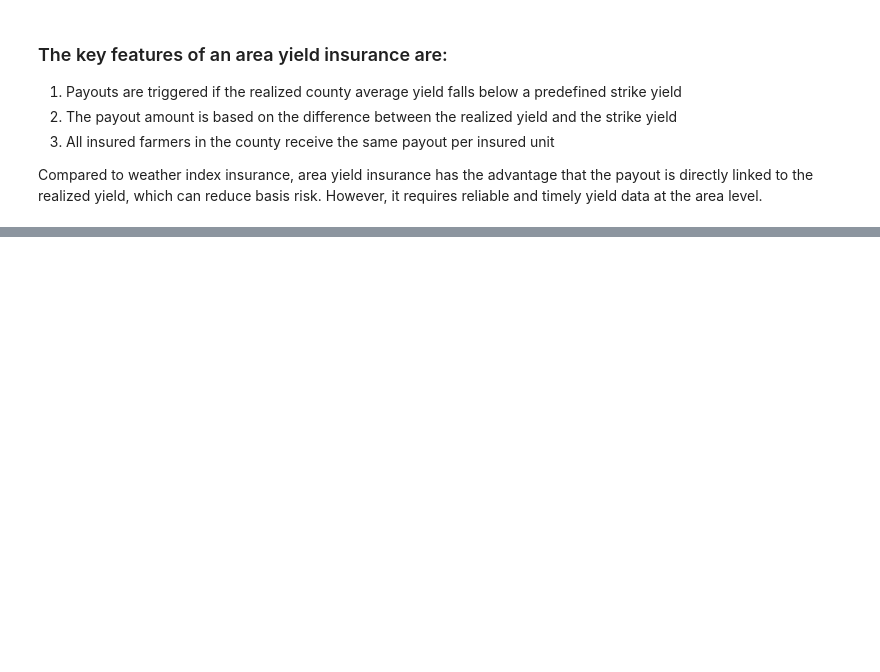
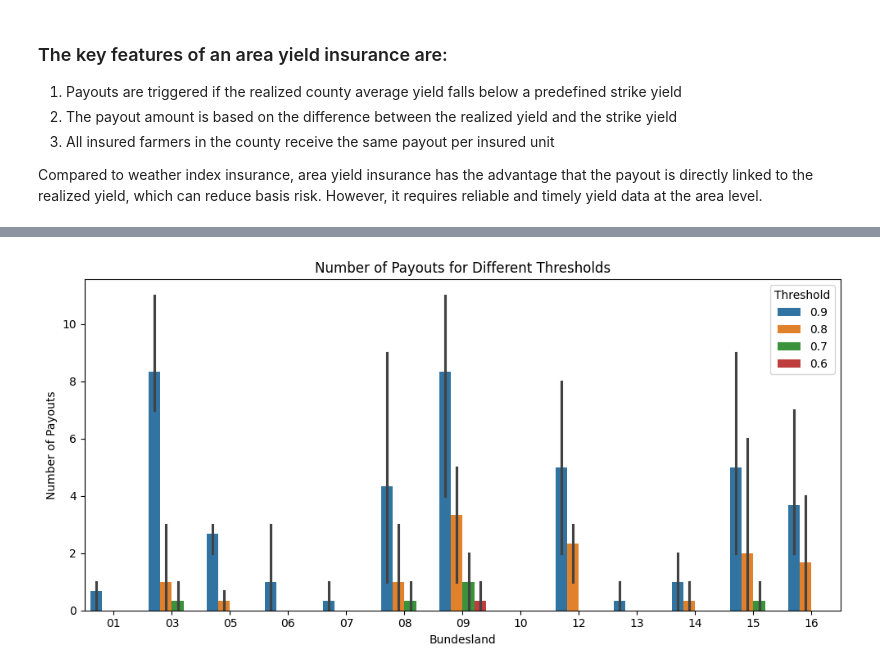
Before and after one commit to lwschm/RiskManangementHUBerlin, a Jupyter notebook: src/cropinsurance.ipynb, the cells around one changed output, grey strips where cells are left out. Cells and saved outputs as stored; diff of their text form; code cells hidden in the pictures; blank space fills up the shorter version.

```diff
--- a/src/cropinsurance.ipynb
+++ b/src/cropinsurance.ipynb
@@ -163,0 +188,6 @@ data_test = data[data['year'] >= 2019]
+# %%
+# group by bundesland and calculate the mean yield
+
+data_train_grouped = data_train.groupby('bundesland')['yield'].mean().reset_index()
+# rename the column to mean_yield_bundesland
+data_train_grouped = data_train_grouped.rename(columns={'yield': 'mean_yield_bundesland'})
@@ -163,0 +208,4 @@ data_test = data[data['year'] >= 2019]
+# %%
+# merge with data_test
+data_test = pd.merge(data_test, data_train_grouped, on='bundesland', how='left')
+data_test.head(10)
@@ -163,0 +308,13 @@ data_test = data[data['year'] >= 2019]
+# %%
+# number of payouts for different bundeslands
+# plot the results
+plt.figure(figsize=(10, 5))
+sns.barplot(data=data_test_grouped, x='bundesland', y='payout_yes', hue='threshold')
+plt.xlabel('Bundesland')
+plt.ylabel('Number of Payouts')
+plt.title('Number of Payouts for Different Thresholds')
+plt.legend(title='Threshold')
+plt.tight_layout()
+plt.show()
+# %% [output]
+[figure, added]
```
Also changed, not shown: parts of 18 cells of this notebook, 1 other file.
